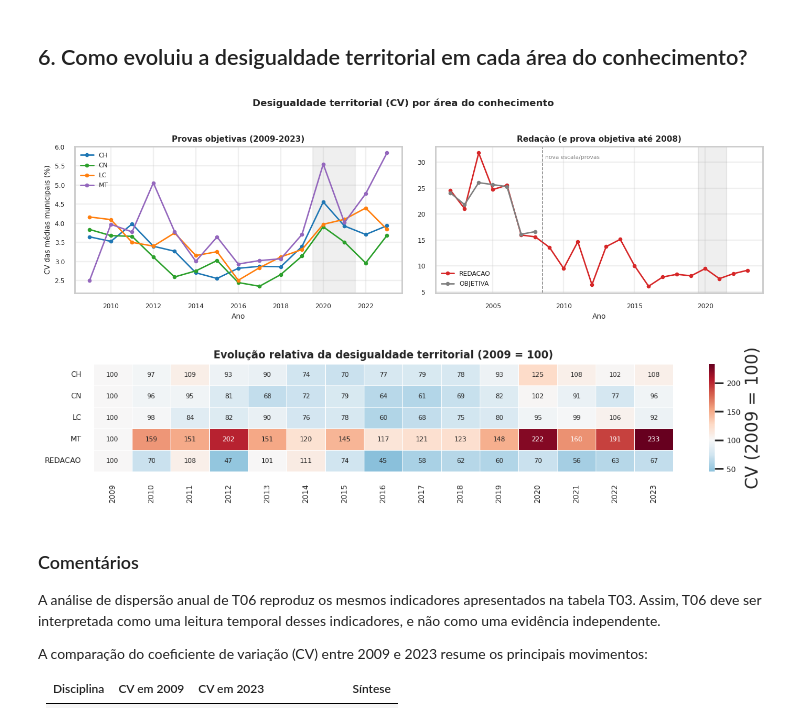
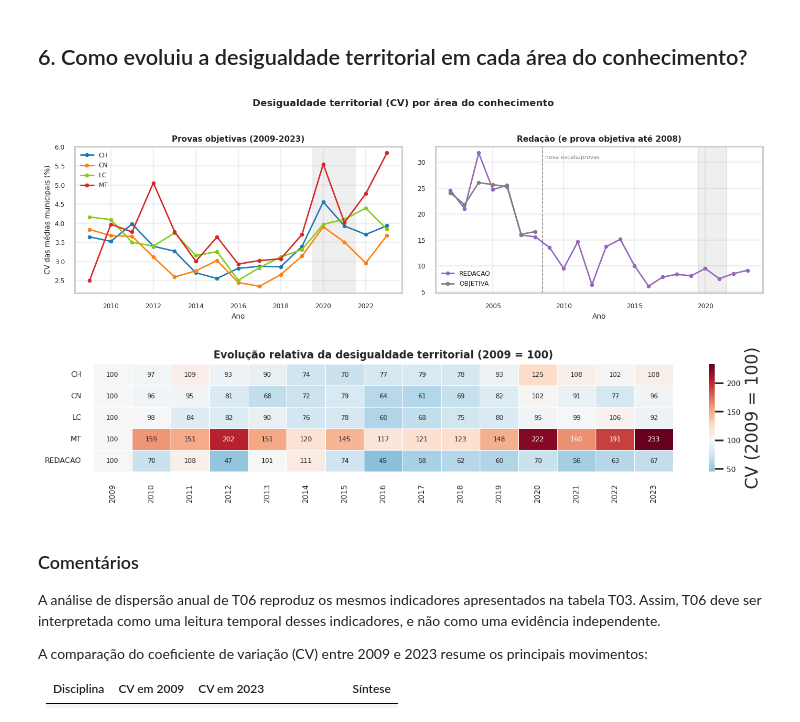
Before and after one commit to albertoakel/Projeto_ENEM, a Jupyter notebook: notebook/analises/Q5_DESIGUALDADE_TERRITORIAL.ipynb, the cells around one changed output. Drawn from its saved outputs; the diff is of its cells as text; code cells hidden in the pictures.

```diff
--- a/notebook/analises/Q5_DESIGUALDADE_TERRITORIAL.ipynb
+++ b/notebook/analises/Q5_DESIGUALDADE_TERRITORIAL.ipynb
@@ -251,8 +247,8 @@ t = desigualdade_t03.sort_values(["disciplina", "ano"]).copy()
 t["p90_p10_rel"] = (t["q90"] - t["q10"]) / t["mediana_municipal"] * 100
 t["iqr_rel"] = t["iqr"] / t["mediana_municipal"] * 100
 
-cores = {"CH": "#1f77b4", "CN": "#2ca02c", "LC": "#ff7f0e",
-         "MT": "#9467bd", "REDACAO": "#d62728", "OBJETIVA": "#7f7f7f"}
+CORES = {"CH": "#1f77b4", "CN": "#ff7f0e", "LC": "#84cc16", "MT": "#d62728", "REDACAO": "#9467bd", "OBJETIVA": "#7f7f7f"}
+
 objetivas = ["CH", "CN", "LC", "MT"]
 
 fig, axes = plt.subplots(2, 2, figsize=(13, 6.5), sharex="col",
@@ -260,16 +256,15 @@ fig, axes = plt.subplots(2, 2, figsize=(13, 6.5), sharex="col",
 
 for disc in objetivas:
     s = t[t.disciplina == disc]
-    axes[0, 0].plot(s.ano, s.cv_municipal_pct, marker="o", ms=3.5, lw=1.6,
-                    color=cores[disc], label=disc)
-    axes[1, 0].plot(s.ano, s.n_municipios, lw=1.2, color=cores[disc])
+    axes[0, 0].plot(s.ano, s.cv_municipal_pct, marker="o", ms=3.5, lw=1.6, color=CORES[disc], label=disc)
+    axes[1, 0].plot(s.ano, s.n_municipios, lw=1.2, color=CORES[disc])
 axes[0, 0].set_title("Provas objetivas (2009+)", fontsize=10, fontweight="bold")
 
 for disc in ["OBJETIVA", "REDACAO"]:
     s = t[t.disciplina == disc]
     axes[0, 1].plot(s.ano, s.cv_municipal_pct, marker="o", ms=3.5, lw=1.6,
-                    color=cores[disc], label=disc)
-    axes[1, 1].plot(s.ano, s.n_municipios, lw=1.2, color=cores[disc])
+                    color=CORES[disc], label=disc)
+    axes[1, 1].plot(s.ano, s.n_municipios, lw=1.2, color=CORES[disc])
 axes[0, 1].axvline(2008.5, color="gray", ls="--", lw=1)
 axes[0, 1].set_title("Redação e prova objetiva até 2008 (CV é comparável entre escalas)",
                      fontsize=10, fontweight="bold")
@@ -294,8 +289,8 @@ fig, axes = plt.subplots(2, 3, figsize=(13, 6.5), squeeze=False)
 for ax, disc in zip(axes.flat, discs):
     s = t[(t.disciplina == disc) & (t.ano >= 2009)]
     m = s["mediana_municipal"]
-    ax.fill_between(s.ano, s.q10 / m * 100, s.q90 / m * 100, color=cores[disc], alpha=0.18, label="P10-P90")
-    ax.fill_between(s.ano, s.q25 / m * 100, s.q75 / m * 100, color=cores[disc], alpha=0.40, label="P25-P75")
+    ax.fill_between(s.ano, s.q10 / m * 100, s.q90 / m * 100, color=CORES[disc], alpha=0.18, label="P10-P90")
+    ax.fill_between(s.ano, s.q25 / m * 100, s.q75 / m * 100, color=CORES[disc], alpha=0.40, label="P25-P75")
     ax.axhline(100, color="k", lw=0.8)
     ax.set_title(disc, fontsize=10, fontweight="bold")
     ax.axvspan(2019.5, 2021.5, color="gray", alpha=0.12)
@@ -524,8 +519,9 @@ indicadores_t06 = desigualdade_t03.copy()
 
 
 t = indicadores_t06.copy()
-cores = {"CH": "#1f77b4", "CN": "#2ca02c", "LC": "#ff7f0e",
-         "MT": "#9467bd", "REDACAO": "#d62728", "OBJETIVA": "#7f7f7f"}
+
+CORES = {"CH": "#1f77b4", "CN": "#ff7f0e", "LC": "#84cc16", "MT": "#d62728", "REDACAO": "#9467bd","OBJETIVA": "#7f7f7f"}
+
 
 fig, axes = plt.subplots(1, 2, figsize=(13, 4.2))
 
@@ -534,7 +530,7 @@ ax = axes[0]
 for disc in ["CH", "CN", "LC", "MT"]:
     s = t[t.disciplina == disc].sort_values("ano")
     ax.plot(s.ano, s.cv_municipal_pct, marker="o", ms=4, lw=1.8,
-            color=cores[disc], label=disc)
+            color=CORES[disc], label=disc)
 ax.set_title("Provas objetivas (2009-2023)", fontsize=10, fontweight="bold")
 
 # Painel B: redação, com OBJETIVA da era antiga
@@ -542,37 +538,37 @@ ax = axes[1]
 for disc in ["REDACAO", "OBJETIVA"]:
     s = t[t.disciplina == disc].sort_values("ano")
     ax.plot(s.ano, s.cv_municipal_pct, marker="o", ms=4, lw=1.8,
-            color=cores[disc], label=disc)
+            color=CORES[disc], label=disc)
 ax.axvline(2008.5, color="gray", ls="--", lw=1)
 ax.text(2008.7, ax.get_ylim()[1] * 0.95, "nova escala/provas", fontsize=7, color="gray", va="top")
 ax.set_title("Redação (e prova objetiva até 2008)", fontsize=10, fontweight="bold")
 
 for ax in axes:
     ax.axvspan(2019.5, 2021.5, color="gray", alpha=0.12)   # pandemia
     ax.set_xlabel("Ano", fontsize=9); ax.grid(alpha=0.3)
     ax.tick_params(labelsize=8); ax.legend(frameon=False, fontsize=8)
 axes[0].set_ylabel("CV das médias municipais (%)", fontsize=9)
 fig.suptitle("Desigualdade territorial (CV) por área do conhecimento",
              fontsize=12, fontweight="bold")
 plt.tight_layout(); plt.show()
 
 
 n = t[t.ano >= 2009].pivot(index="disciplina", columns="ano", values="cv_municipal_pct")
 n = n.dropna(how="all").loc[["CH", "CN", "LC", "MT", "REDACAO"]]
 idx = n.div(n[2009], axis=0) * 100
 
 plt.figure(figsize=(12, 2.8))
 ax = sns.heatmap(idx, annot=True, fmt=".0f", cmap="RdBu_r", center=100,
                  annot_kws={"fontsize": 7}, linewidths=0.5, linecolor="white",
                  cbar_kws={"label": "CV (2009 = 100)"})
 ax.set_title("Evolução relativa da desigualdade territorial (2009 = 100)",
              fontsize=11, fontweight="bold")
 ax.set_xlabel(""); ax.set_ylabel("")
 ax.tick_params(labelsize=8)
 ax.figure.axes[-1].tick_params(labelsize=8)
 plt.tight_layout(); plt.show()
 # %% [output]
-[figure, old version]
+[figure, new version]
 [figure]
 # %% [markdown]
 ### Comentários
```
Also changed, not shown: parts of 5 cells of this notebook, 8 other files.
